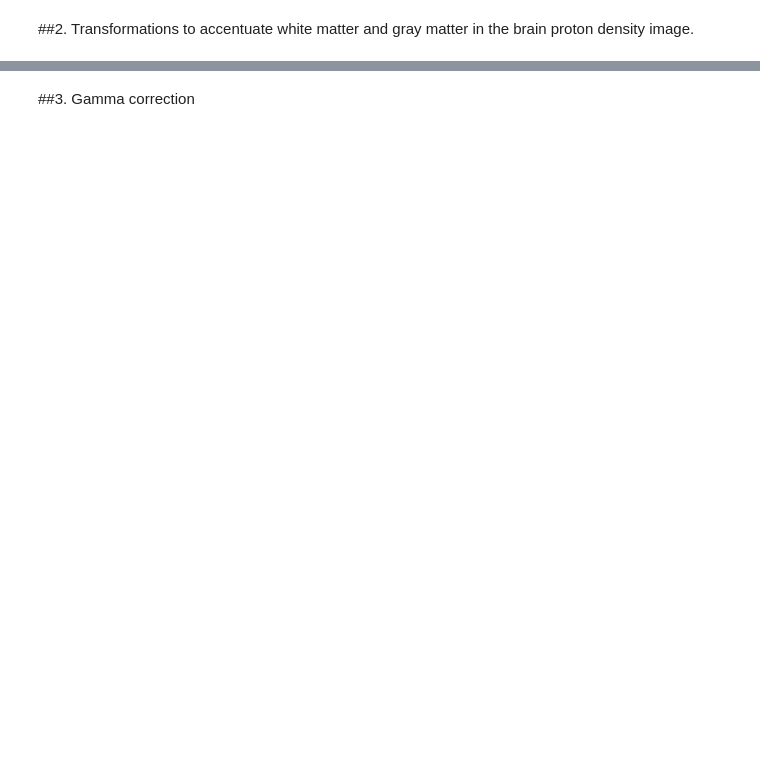
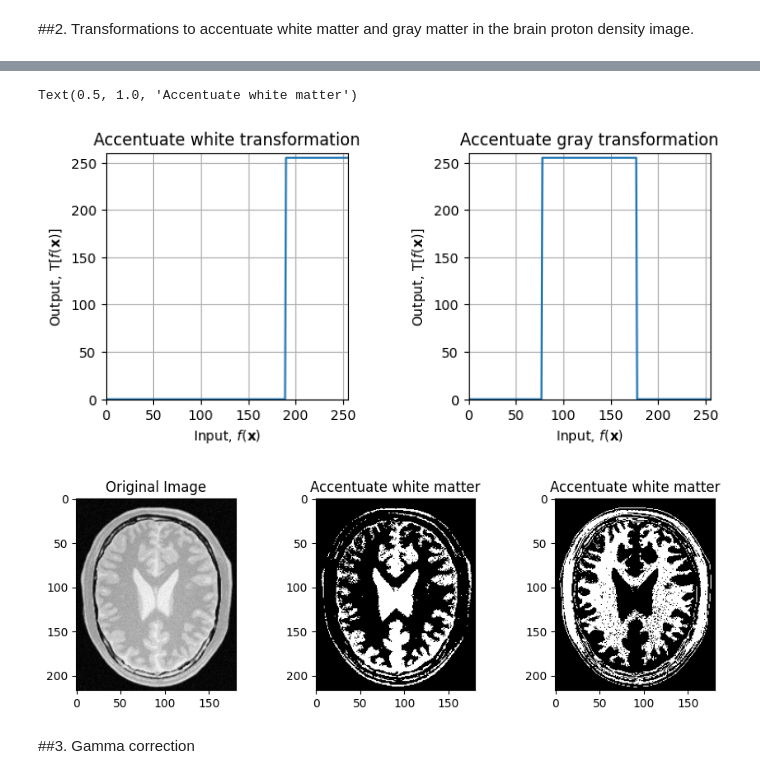
Before and after one commit to KavinduKariyawasam/Image_Processing, a Jupyter notebook: Assignment1.ipynb, the cells around one changed output, grey strips where cells are left out. Drawn from its saved outputs; the diff is of its cells as text; code cells hidden in the pictures; blank space fills up the shorter version.

```diff
--- a/Assignment1.ipynb
+++ b/Assignment1.ipynb
@@ -88,3 +56,65 @@ Text(0.5, 1.0, 'Accentuate white matter')
+# %%
+%matplotlib inline
+import cv2 as cv
+import numpy as np
+import matplotlib.pyplot as plt
+
+# Defining the transform to accentuate white matter
+t1 = np.zeros(190)
+t2 = 255*np.ones(66)
+transform_white = np.concatenate((t1,t2), axis = 0).astype('uint8')
+
+t3 = np.zeros(78)
+t4 = 255*np.ones(100)
+t5 = np.zeros(78)
+transform_gray = np.concatenate((t3,t4,t5), axis = 0).astype('uint8')
+
+# Load the image of the brain proton
+img = cv.imread('/content/drive/MyDrive/Image processing/Assignment1/BrainProtonDensitySlice9.png', cv.IMREAD_GRAYSCALE)
+
+img_tr_white = cv.LUT(img, transform_white)
+img_tr_gray = cv.LUT(img, transform_gray)
+
+f, ax = plt.subplots(1,2, figsize = (8,6))
+plt.subplots_adjust(wspace=0.5)
+
+ax[0].plot(transform_white)
+ax[0].set_title("Accentuate white transformation")
+ax[0].set_xlabel(r'Input, $f(\mathbf{x})$')
+ax[0].set_ylabel(r'Output, $\mathrm{T}[f(\mathbf{x})]$')
+ax[0].set_xlim(0,255)
+ax[0].set_ylim(0,260)
+ax[0].set_aspect('equal')
+ax[0].grid(True)
+ax[0].set_xticks(range(0,256,50))
+ax[0].set_yticks(range(0,256,50))
+
+ax[1].plot(transform_gray)
+ax[1].set_title("Accentuate gray transformation")
+ax[1].set_xlabel(r'Input, $f(\mathbf{x})$')
+ax[1].set_ylabel(r'Output, $\mathrm{T}[f(\mathbf{x})]$')
+ax[1].set_xlim(0,255)
+ax[1].set_ylim(0,260)
+ax[1].set_aspect('equal')
+ax[1].grid(True)
+ax[1].set_xticks(range(0,256,50))
+ax[1].set_yticks(range(0,256,50))
+
+f, ax = plt.subplots(1,3, figsize = (10,6))
+plt.subplots_adjust(wspace=0.5)
+
+ax[0].imshow(img, cmap = 'gray')
+ax[0].set_title('Original Image')
+
+ax[1].imshow(img_tr_white, cmap = 'gray')
+ax[1].set_title('Accentuate white matter')
+
+ax[2].imshow(img_tr_gray, cmap = 'gray')
+ax[2].set_title('Accentuate white matter')
+# %% [output]
+Text(0.5, 1.0, 'Accentuate white matter')
+[figure, added]
+[figure, added]
 # %% [markdown]
 ##3. Gamma correction
 # %%
```
Also changed, not shown: parts of 13 cells of this notebook.
